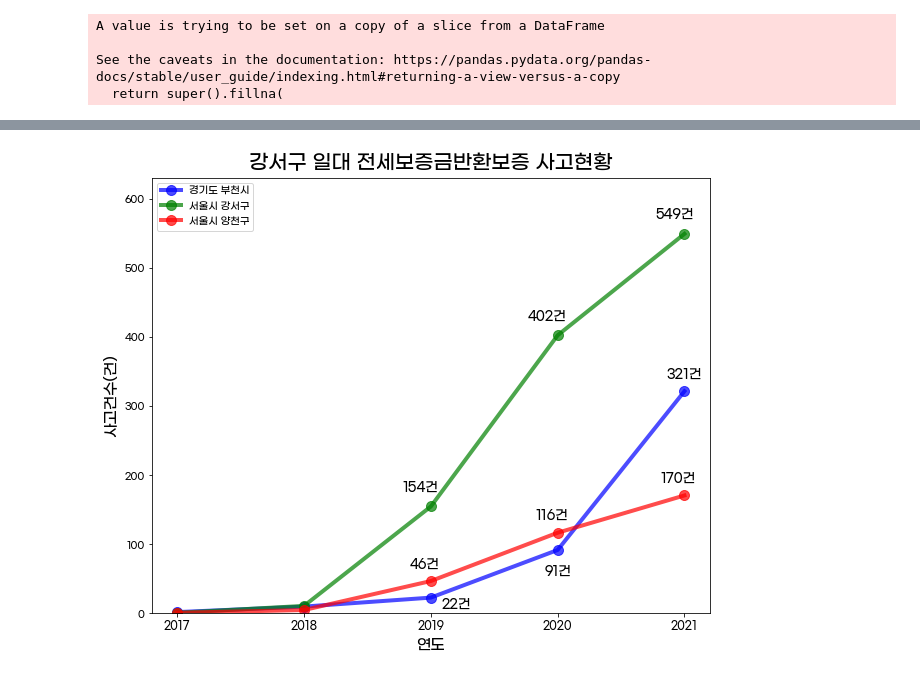
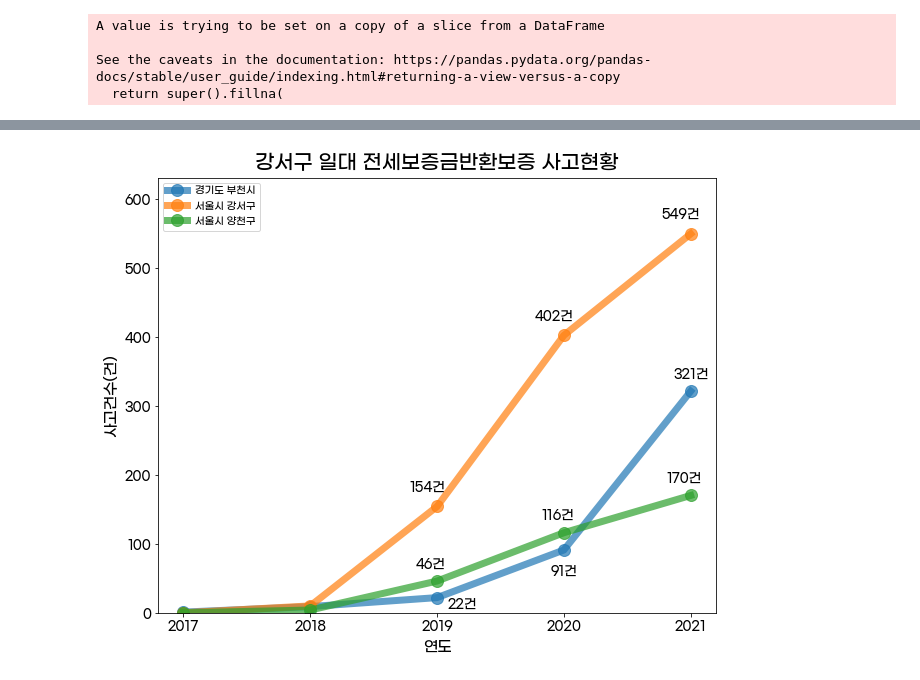
Before and after one commit to Minah-Seong/Project_Can, a Jupyter notebook: 강서구일대 피해현황.ipynb, the cells around one changed output, grey strips where cells are left out. Saved outputs shown, nothing was run; the diff lists cells and outputs as text; code cells hidden in the pictures.

```diff
--- a/강서구일대 피해현황.ipynb
+++ b/강서구일대 피해현황.ipynb
@@ -47,41 +48,42 @@ fig = plt.figure(figsize=(10,8))
 fig.set_facecolor('white')
 ax = fig.add_subplot()
 
-line1 = ax.plot(ndf.columns, ndf.loc['부천시'], label='경기도 부천시', linewidth=4, alpha=0.7, color='Blue', marker='o', markersize=10)
+line1 = ax.plot(ndf.columns, ndf.loc['부천시'], label='경기도 부천시', linewidth=7, alpha=0.7, marker='o', markersize=12)
 line1 = line1[0]
 
-line2 = ax.plot(ndf.columns, ndf.loc['강서구'], label='서울시 강서구', linewidth=4, alpha=0.7, color='Green', marker='o', markersize=10)
+line2 = ax.plot(ndf.columns, ndf.loc['강서구'], label='서울시 강서구', linewidth=7, alpha=0.7, marker='o', markersize=12)
 line2 = line2[0]
 
-line3 = ax.plot(ndf.columns, ndf.loc['양천구'], label='서울시 양천구', linewidth=4, alpha=0.7, color='Red', marker='o', markersize=10)
+line3 = ax.plot(ndf.columns, ndf.loc['양천구'], label='서울시 양천구', linewidth=7, alpha=0.7, marker='o', markersize=12)
 line3 = line3[0]
 
 xylist1 = list(line1.get_xydata())
 for coord in xylist1[2:3]:
     ax.text(coord[0]+0.2,coord[1]-15,f'{round(coord[1])}건',fontsize=13, ha='center')
 for coord in xylist1[3:4]:
     ax.text(coord[0],coord[1]-35,f'{round(coord[1])}건',fontsize=13, ha='center')
 for coord in xylist1[4:5]:
     ax.text(coord[0],coord[1]+20,f'{round(coord[1])}건',fontsize=13, ha='center')
 
 xylist2 = list(line2.get_xydata())
 for coord in xylist2[2:5]:
     ax.text(coord[0]-0.08,coord[1]+23,f'{round(coord[1])}건',fontsize=13, ha='center')
 
 xylist3 = list(line3.get_xydata())
 for coord in xylist3[2:5]:
     ax.text(coord[0]-0.05,coord[1]+20,f'{round(coord[1])}건',fontsize=13, ha='center')
 
 ax.set_title('강서구 일대 전세보증금반환보증 사고현황',size=20, pad=10)
 
 
-ax.set_xticklabels([2017,2018,2019,2020,2021], fontsize=11)
+ax.set_xticklabels([2017,2018,2019,2020,2021], fontsize=13)
 ax.set_ylim(0,630)
+plt.yticks(fontsize=13)
 ax.set_xlabel('연도', fontsize = 15)
 ax.set_ylabel('사고건수(건)', fontsize = 15)
 
 ax.legend(loc='upper left')
 
 plt.savefig('output/강서구_일대_전세보증금반환보증_사고현황.png')
 # %% [output]
-[figure, old version]
+[figure, new version]
```
Also changed, not shown: parts of 1 cell of this notebook, 18 other files.
